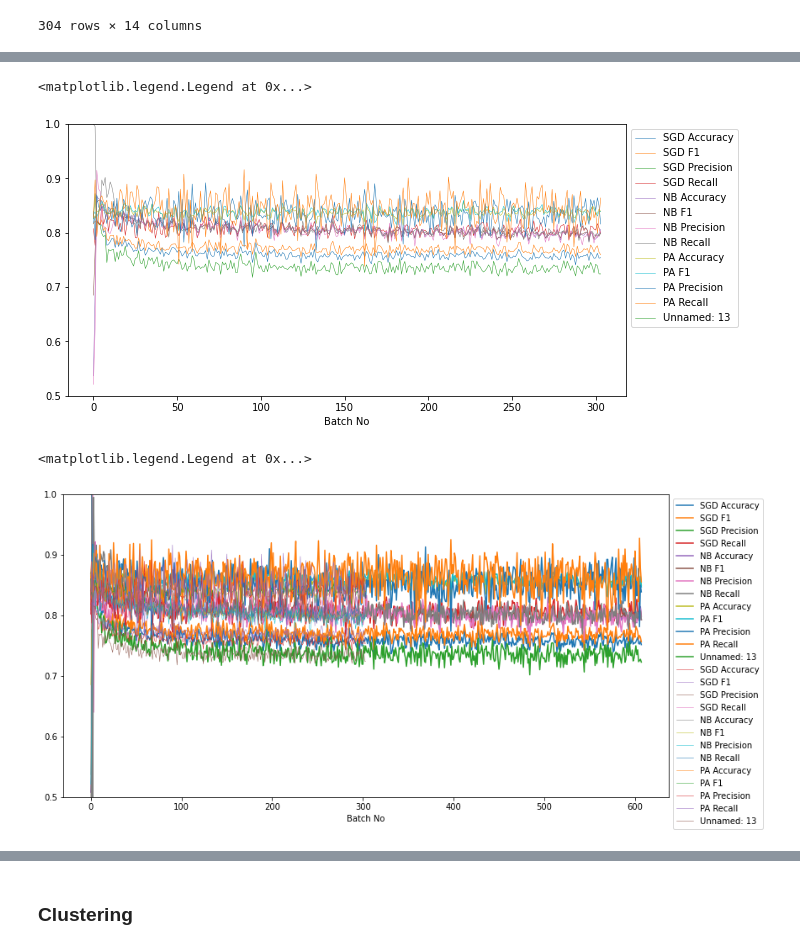
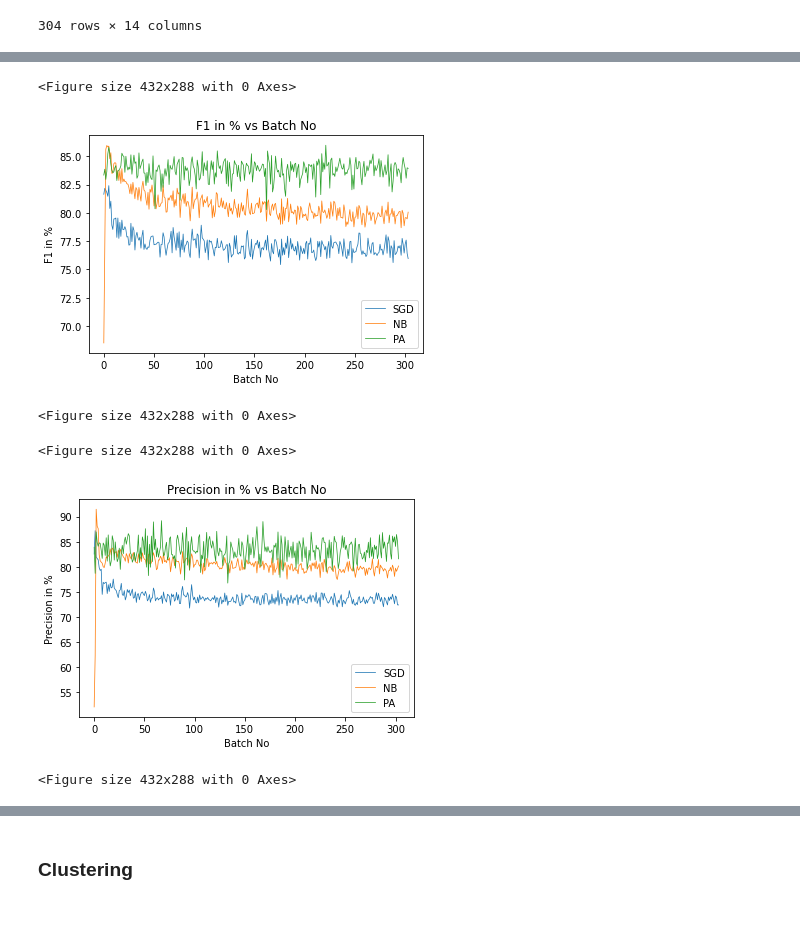
Before and after one commit to Big-Data-Gang/Machine-Learning-with-Spark-Streaming, a Jupyter notebook: Plotting/Train Plots.ipynb, the cells around one changed output, grey strips where cells are left out. Saved outputs shown, nothing was run; the diff lists cells and outputs as text; code cells hidden in the pictures; blank space fills up the shorter version.

```diff
--- a/Plotting/Train Plots.ipynb
+++ b/Plotting/Train Plots.ipynb
@@ -178,26 +182,26 @@ df5000.plot(x="Batch No", y="PA Accuracy", linewidth=0.5)
 # %%
-df5000.set_index("Batch No").plot(linewidth=0.5, ylim = [0.5, 1], figsize=(10,5))
-plt.legend(bbox_to_anchor=(1.0, 1.0))
+plt.plot(df5000['Batch No'], df5000['SGD F1'] * 100, label='SGD', linewidth=0.75)
+plt.plot(df5000['Batch No'], df5000['NB F1'] * 100, label='NB', linewidth=0.75)
+plt.plot(df5000['Batch No'], df5000['PA F1'] * 100, label='PA', linewidth=0.75)
+plt.xlabel('Batch No')
+plt.ylabel('F1 in %')
+plt.title('F1 in % vs Batch No')
+plt.legend()
+plt.figure()
 # %% [output]
-<matplotlib.legend.Legend at 0x...>
+<Figure size 432x288 with 0 Axes>
-[figure, old version]
+[figure, new version]
+<Figure size 432x288 with 0 Axes>
 # %%
-def set_size(w,h, ax=None):
-    """ w, h: width, height in inches """
-    if not ax: ax=plt.gca()
-    l = ax.figure.subplotpars.left
-    r = ax.figure.subplotpars.right
-    t = ax.figure.subplotpars.top
-    b = ax.figure.subplotpars.bottom
-    figw = float(w)/(r-l)
-    figh = float(h)/(t-b)
-    ax.figure.set_size_inches(figw, figh)
-
-ax = df2500.set_index('Batch No').plot()
-ax.set_ylim([0.5, 1])
-set_size(10, 5, ax)
-df5000.set_index('Batch No').plot(ax=ax, linewidth=0.5)
-plt.legend(bbox_to_anchor=(1.0, 1.0))
+plt.plot(df5000['Batch No'], df5000['SGD Precision'] * 100, label='SGD', linewidth=0.75)
+plt.plot(df5000['Batch No'], df5000['NB Precision'] * 100, label='NB', linewidth=0.75)
+plt.plot(df5000['Batch No'], df5000['PA Precision'] * 100, label='PA', linewidth=0.75)
+plt.xlabel('Batch No')
+plt.ylabel('Precision in %')
+plt.title('Precision in % vs Batch No')
+plt.legend()
+plt.figure()
 # %% [output]
-<matplotlib.legend.Legend at 0x...>
+<Figure size 432x288 with 0 Axes>
-[figure, old version]
+[figure, new version]
+<Figure size 432x288 with 0 Axes>
```
Also changed, not shown: parts of 21 cells of this notebook.
